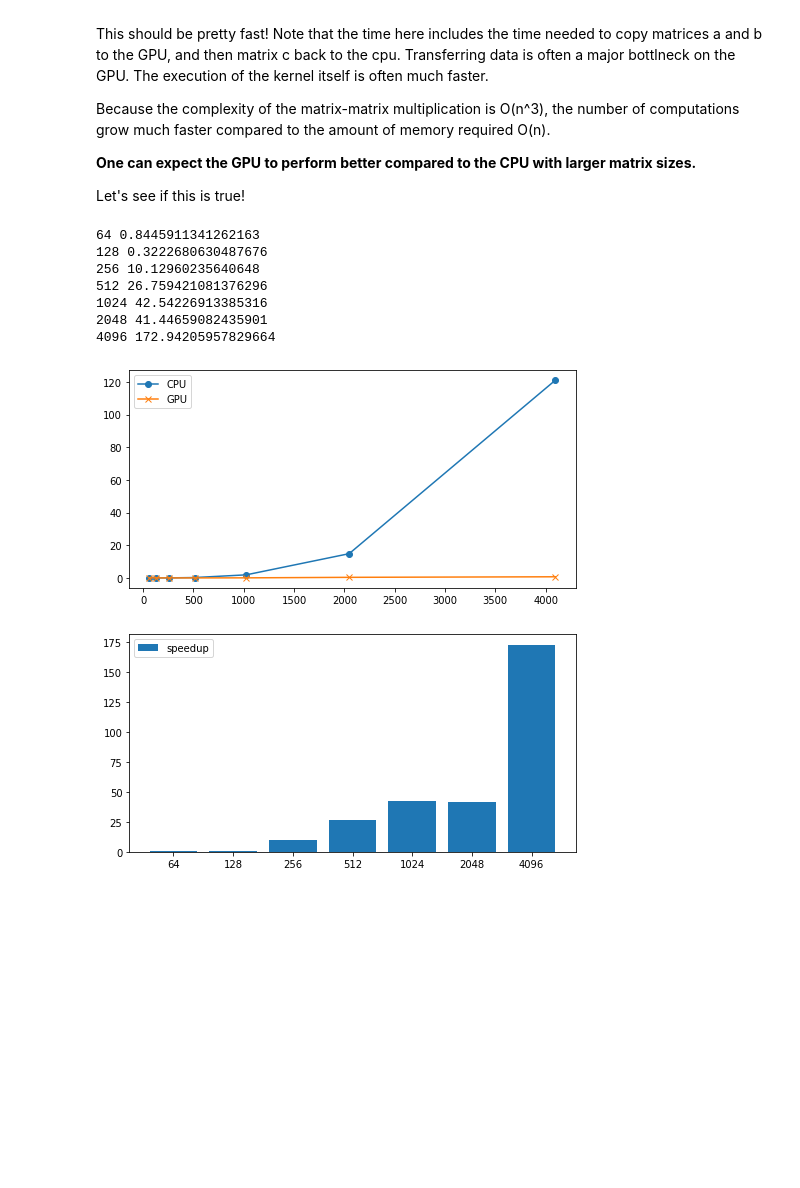
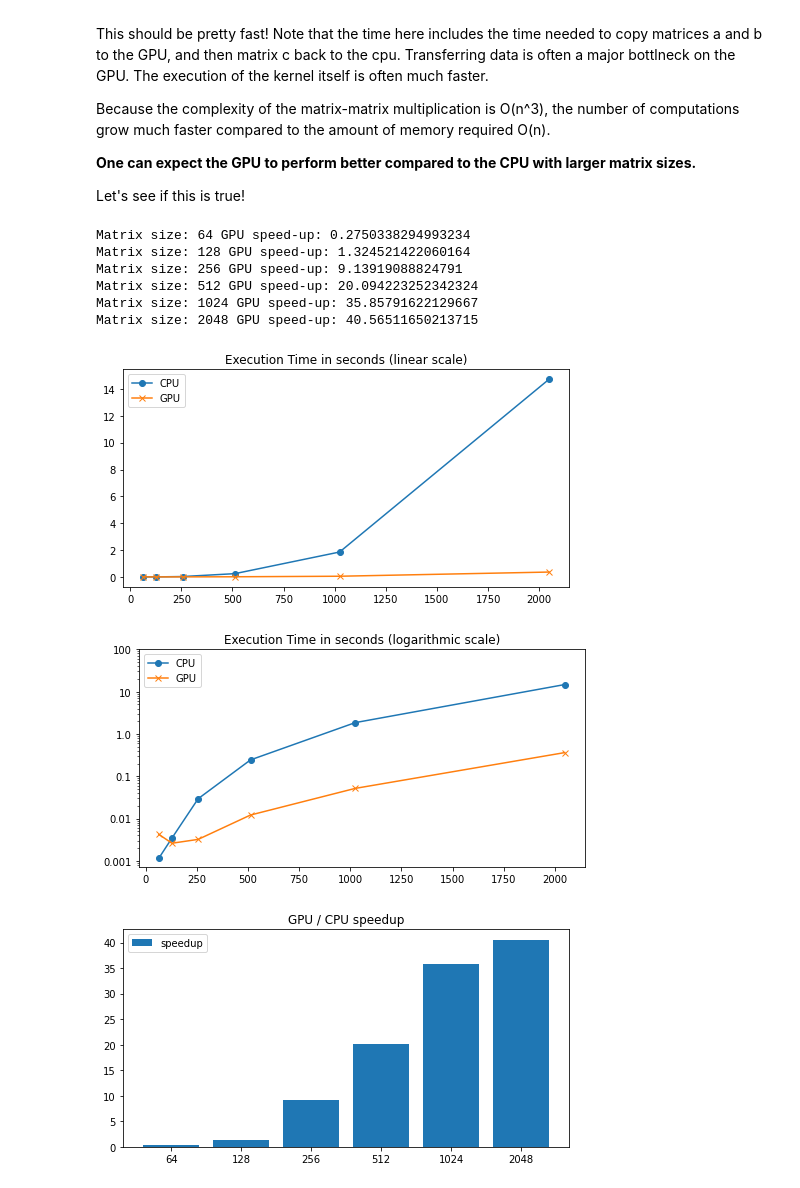
Before and after one commit to rmcabezon/GPU-course, a Jupyter notebook: notebooks/matmaul.ipynb, the cells around one changed output. Saved outputs shown, nothing was run; the diff lists cells and outputs as text; code cells hidden in the pictures; blank space fills up the shorter version.

```diff
--- a/notebooks/matmaul.ipynb
+++ b/notebooks/matmaul.ipynb
@@ -231,7 +260,7 @@ threadsperblock = (TPB,TPB)
 grid_size = int(np.ceil(mat_size / TPB))
 blockspergrid = (grid_size,grid_size)
 
-sizes = [64, 128, 256, 512, 1024, 2048, 4096]
+sizes = [64, 128, 256, 512, 1024, 2048]#, 4096]
 for mat_size in sizes:
     mat_size_sq = mat_size*mat_size
     a = np.array(randomize_array(mat_size_sq), dtype=np.float32)
@@ -242,40 +271,50 @@ for mat_size in sizes:
     start = time.time()
     mat_mul_numba_parallel(a, b, c, mat_size)
     end = time.time()
     ctime = end-start
     cpu_times.append(ctime)
 
     # GPU
     c = np.zeros(mat_size_sq, dtype=np.float32)
     start=time.time()
     mat_mul_numba_cuda[blockspergrid, threadsperblock](a,b,c,mat_size)
     end=time.time()
     gtime = end-start
     gpu_times.append(gtime)
 
     speedups.append(ctime/gtime)
-    print('Matrix size:',mat_size, 'GPU speed-up:'.ctime/gtime)
+    print('Matrix size:',mat_size, 'GPU speed-up:',ctime/gtime)
 
 plt.figure(figsize=(8,4))
 plt.plot(sizes, cpu_times, marker='o', markevery=1, label='CPU')
 plt.plot(sizes, gpu_times, marker='x', markevery=1, label='GPU')
 plt.legend(loc='upper left')
+plt.title('Execution Time in seconds (linear scale)')
+plt.draw()
+
+plt.figure(figsize=(8,4))
+plt.semilogy(sizes, cpu_times, marker='o', markevery=1, label='CPU')
+plt.semilogy(sizes, gpu_times, marker='x', markevery=1, label='GPU')
+plt.legend(loc='upper left')
+plt.yticks([0.001, 0.01, 0.1, 1.0, 10, 100],[0.001, 0.01, 0.1, 1.0, 10, 100])
+plt.title('Execution Time in seconds (logarithmic scale)')
 plt.draw()
 
 plt.figure(figsize=(8,4))
 plt.bar(np.arange(0,len(speedups)), speedups, label='speedup')
 plt.legend(loc='upper left')
 plt.xticks(np.arange(0,len(speedups)), sizes)
+plt.title('GPU / CPU speedup')
 plt.draw()
 
 plt.show()
 # %% [output]
-64 0.8445911341262163
-128 0.3222680630487676
-256 10.12960235640648
-512 26.759421081376296
-1024 42.54226913385316
-2048 41.44659082435901
-4096 172.94205957829664
+Matrix size: 64 GPU speed-up: 0.2750338294993234
+Matrix size: 128 GPU speed-up: 1.324521422060164
+Matrix size: 256 GPU speed-up: 9.13919088824791
+Matrix size: 512 GPU speed-up: 20.094223252342324
+Matrix size: 1024 GPU speed-up: 35.85791622129667
+Matrix size: 2048 GPU speed-up: 40.56511650213715
-[figure, old version]
+[figure, new version]
-[figure, old version]
+[figure, new version]
+[figure, added]
```
Also changed, not shown: parts of 12 cells of this notebook, 1 other file.
